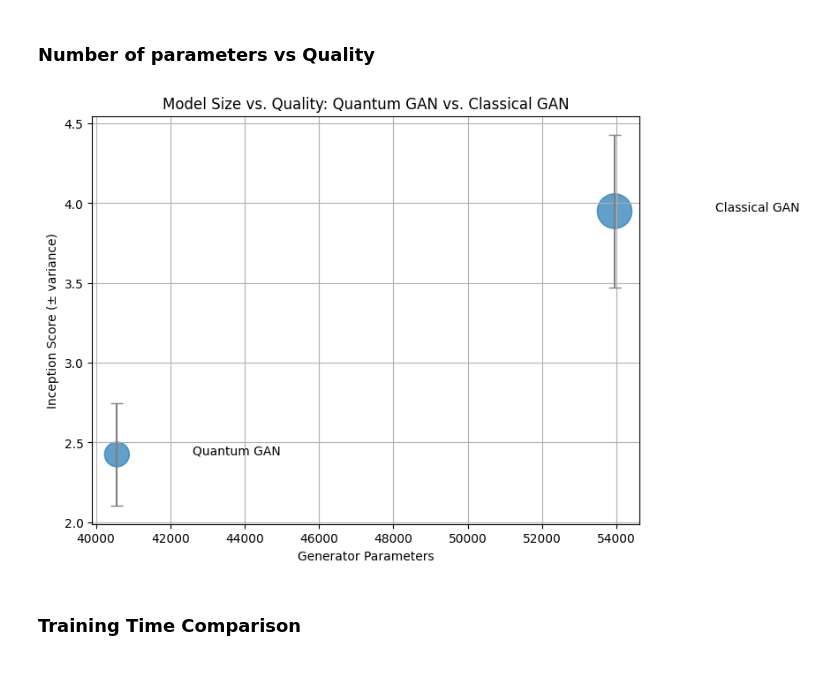
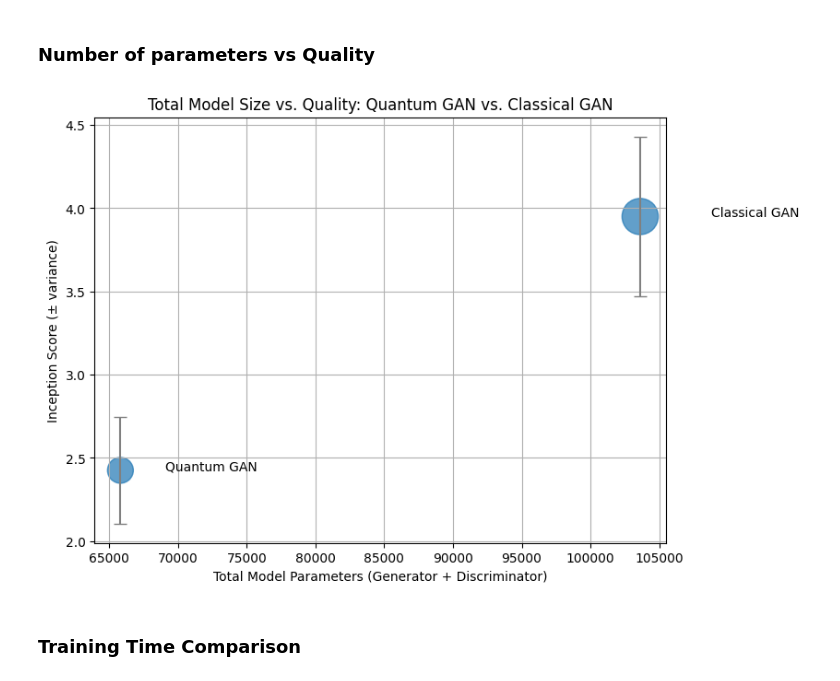
Before and after one commit to DevArtech/csc-4631-final-project, a Jupyter notebook: Quantum GAN.ipynb, the cells around one changed output. Cells and saved outputs as stored; diff of their text form; code cells hidden in the pictures.

```diff
--- a/Quantum GAN.ipynb
+++ b/Quantum GAN.ipynb
@@ -914,42 +1153,42 @@ The standard Inception Score yielded a result of ~1.0. This is expected, as the
 labels = ["Quantum GAN", "Classical GAN"]
 gen_params = np.array([40562, 53952])
 disc_params = np.array([25249, 49665])
+total_params = gen_params + disc_params
 judge_is_scores = np.array([2.4256, 3.9505])
 judge_is_var = np.array([0.32, 0.48])
 
-
 plt.figure(figsize=(8, 6))
 
-# Normalize discriminator params for marker sizes
+# Normalize discriminator params for marker sizes (optionally, or use another encoding)
 marker_sizes = (disc_params / disc_params.max()) * 800
 
 plt.errorbar(
-    gen_params,
+    total_params,
     judge_is_scores,
     yerr=judge_is_var,
     fmt='o',
     markersize=0,   # size controlled by scatter
     ecolor='gray',
     capsize=5
 )
 
 plt.scatter(
-    gen_params,
+    total_params,
     judge_is_scores,
     s=marker_sizes,
     alpha=0.7
 )
 
 for i, label in enumerate(labels):
-    plt.text(gen_params[i]*1.05, judge_is_scores[i], label)
+    plt.text(total_params[i]*1.05, judge_is_scores[i], label)
 
-plt.xlabel("Generator Parameters")
+plt.xlabel("Total Model Parameters (Generator + Discriminator)")
 plt.ylabel("Inception Score (± variance)")
-plt.title("Model Size vs. Quality: Quantum GAN vs. Classical GAN")
+plt.title("Total Model Size vs. Quality: Quantum GAN vs. Classical GAN")
 plt.grid(True)
 plt.show()
 # %% [output]
-[figure, old version]
+[figure, new version]
 # %% [markdown]
 ### Training Time Comparison
 # %%
```
Also changed, not shown: parts of 7 cells of this notebook, 1 other file.
